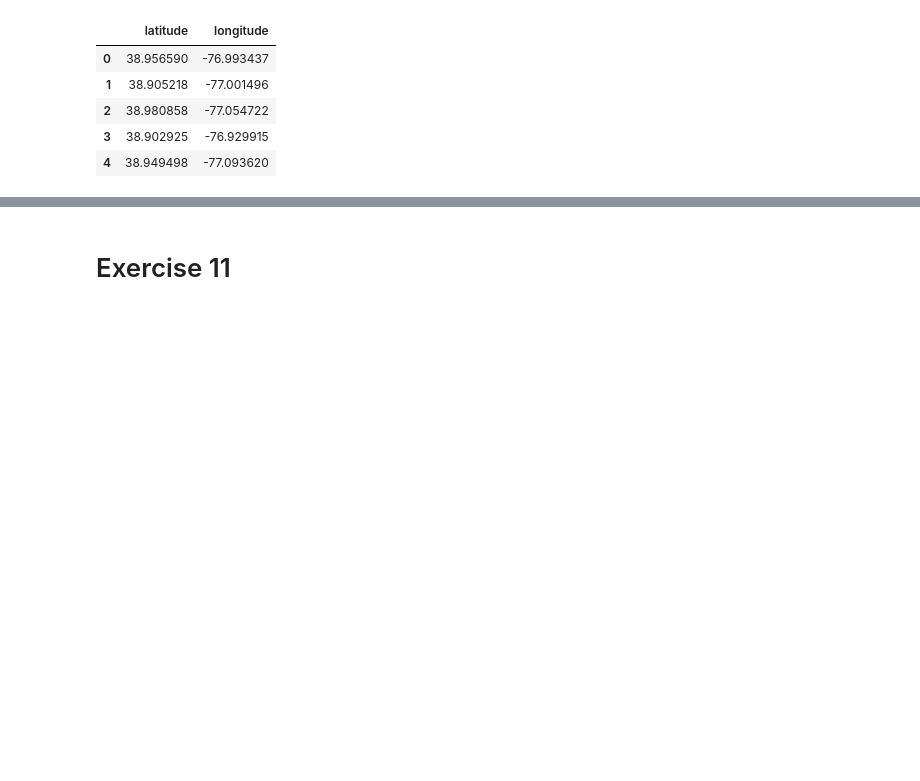
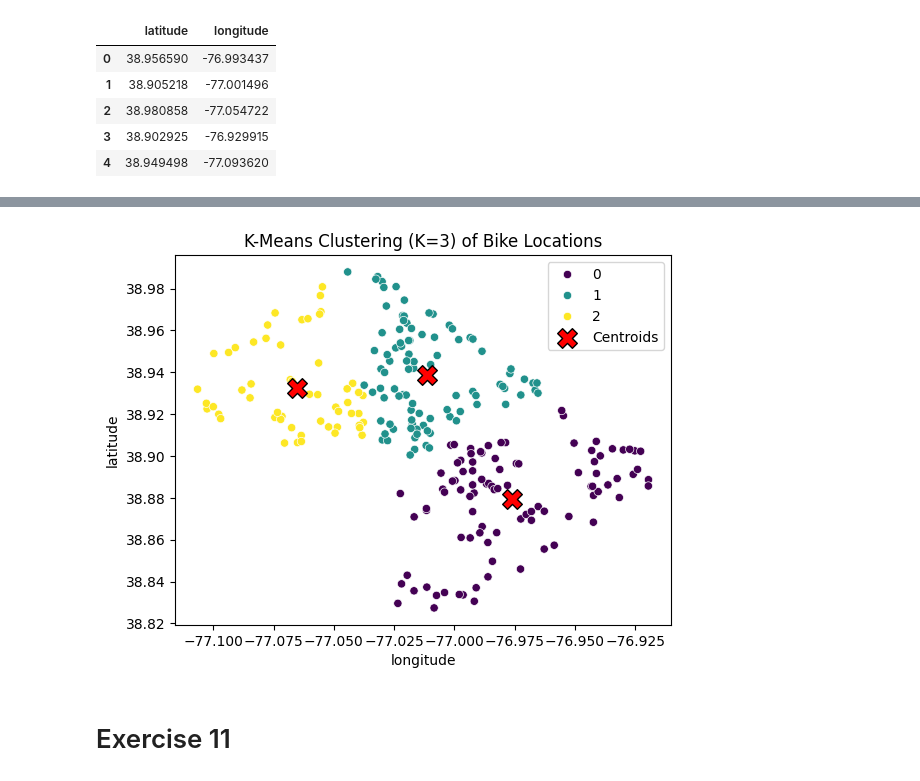
Before and after one commit to X1las/DaT, a Jupyter notebook: exercises.ipynb, the cells around one changed output, grey strips where cells are left out. Saved outputs shown, nothing was run; the diff lists cells and outputs as text; code cells hidden in the pictures; blank space fills up the shorter version.

```diff
--- a/exercises.ipynb
+++ b/exercises.ipynb
@@ -1275,0 +1309,12 @@ bikes.head()
+# %%
+# Scale the data before clustering
+from sklearn.preprocessing import StandardScaler
+
+X = bikes[["latitude", "longitude"]]
+
+scaler = StandardScaler()
+X_scaled = scaler.fit_transform(X)
+# %%
+# Fit K-means on scaled data
+kmeans = KMeans(n_clusters=3, random_state=42)
+kmeans.fit(X_scaled)
@@ -1276,3 +1357,19 @@ bikes.head()
+# %%
+# Visualize the clustering
+bikes["3MeansCluster"] = kmeans.labels_
+
+# Transform cluster centers back to original scale
+cluster_centers_original = scaler.inverse_transform(kmeans.cluster_centers_)
+
+sns.scatterplot(data=bikes, x="longitude", y="latitude", hue="3MeansCluster", palette="viridis")
+# Note: cluster_centers_original[:,0] is latitude, [:,1] is longitude
+plt.scatter(x=cluster_centers_original[:,1], y=cluster_centers_original[:,0],
+            color='red', s=200, marker='X', edgecolor='black', label='Centroids')
+plt.title("K-Means Clustering (K=3) of Bike Locations")
+plt.legend()
+plt.show()
+# %% [output]
+[figure, added]
 # %% [markdown]
 # Exercise 11
 # %% [markdown]
```
Also changed, not shown: parts of 10 cells of this notebook, 1 other file.
